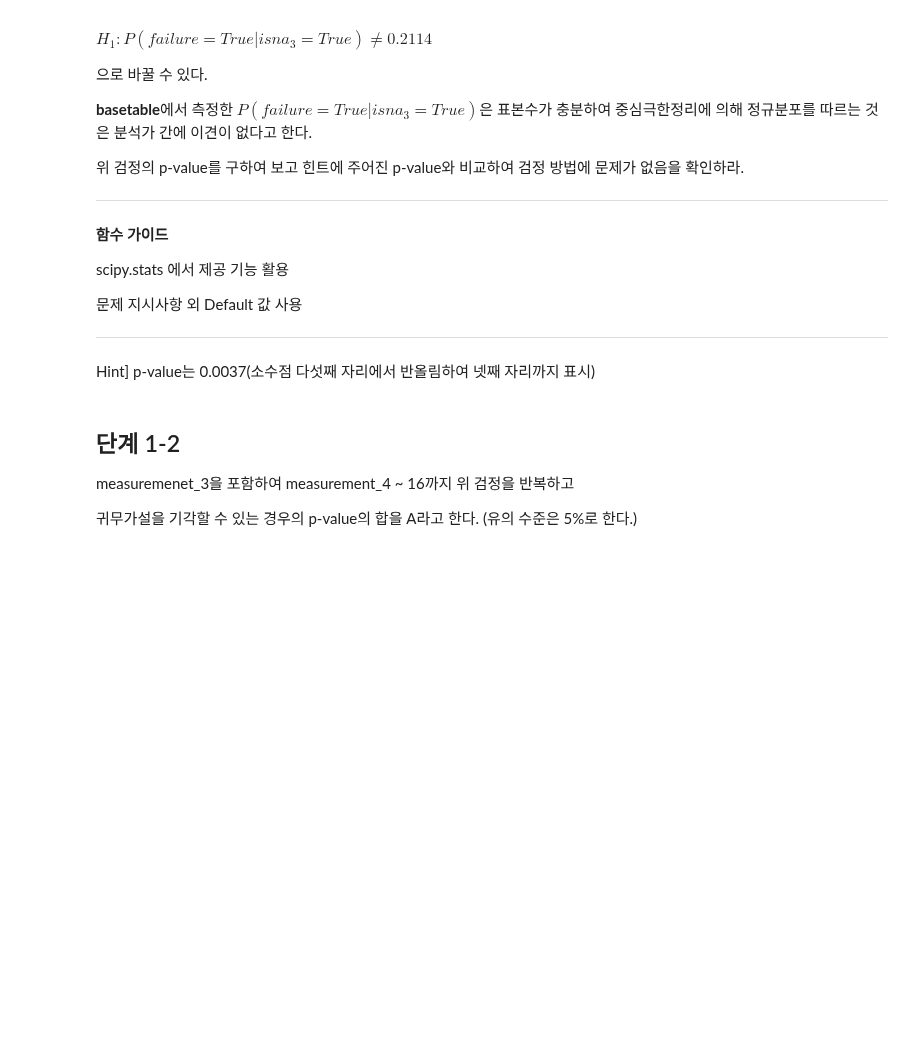
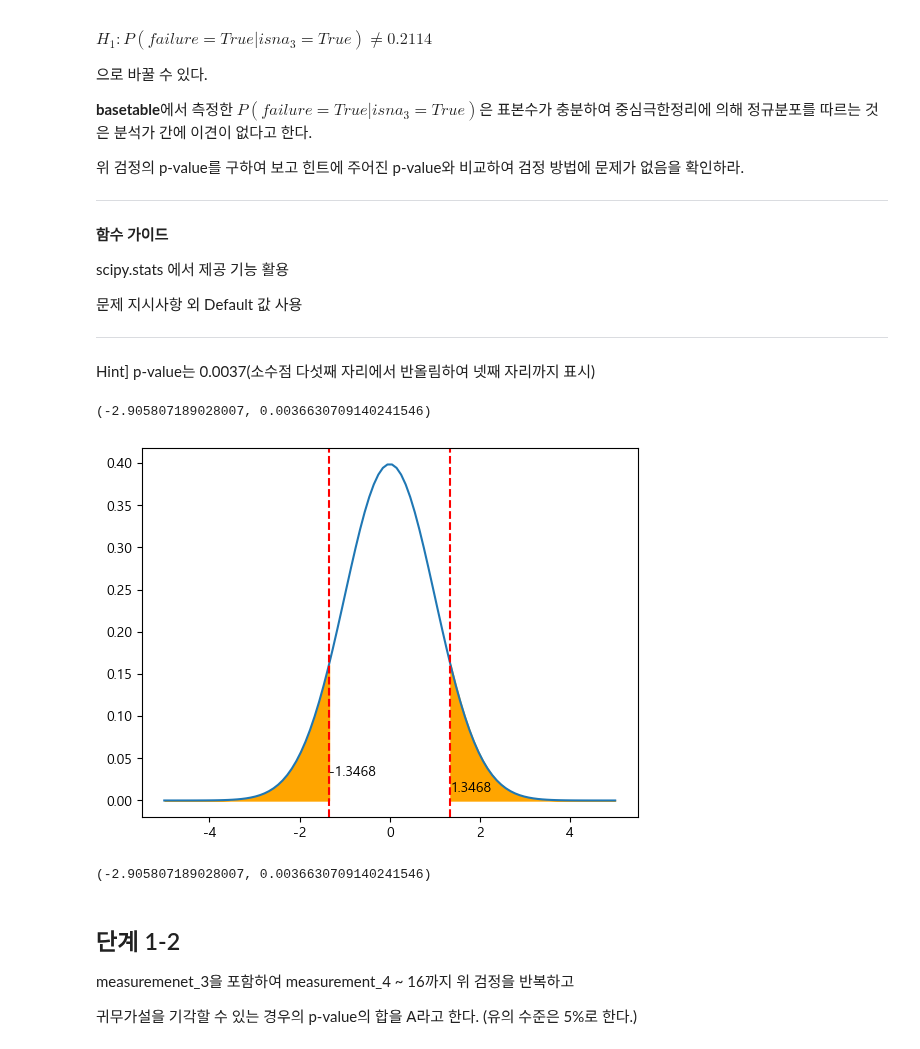
Before and after one commit to sunkusun9/DS_lv3_2511_1, a Jupyter notebook: sec_ds_lv3_prob1_prob.ipynb, the cells around one changed output. Cells and saved outputs as stored; diff of their text form; code cells hidden in the pictures; blank space fills up the shorter version.

```diff
--- a/sec_ds_lv3_prob1_prob.ipynb
+++ b/sec_ds_lv3_prob1_prob.ipynb
@@ -368,6 +368,70 @@ $H_1: P(failure=True|isna_{3}=True) \neq 0.2114$
 ---
 
  Hint] p-value는 0.0037(소수점 다섯째 자리에서 반올림하여 넷째 자리까지 표시)
+# %%
+from scipy.stats import norm
+# 𝑃(𝑓𝑎𝑖𝑙𝑢𝑟𝑒=𝑇𝑟𝑢𝑒|𝑖𝑠𝑛𝑎3=𝑇𝑟𝑢𝑒)=0.2114
+# True or False => success or failure / postive or negative ~ 베르누이 분포, 모수 (p = True 확률)
+# 𝑓𝑎𝑖𝑙𝑢𝑟𝑒 ~ Bern(p=0.2114), p = 0.2114
+
+# 측정한  𝑃(𝑓𝑎𝑖𝑙𝑢𝑟𝑒=𝑇𝑟𝑢𝑒|𝑖𝑠𝑛𝑎3=𝑇𝑟𝑢𝑒) 은 표본수가 충분하여 중심극한정리에 의해 정규분포
+# 중심극한정리: 표본평균은 모집단이 임의의 분포 지니고, 표본수 충분하다면, 표본 평균은 정규분포를 따를다
+# 표본확률:  isna_3=True일 때의 failure가 True인 경우의 수 / isna_3=True인 경우의 수
+# df_basetable.loc[df_basetable['isna_3'], 'failure'].sum() / df_basetable['isna_3'].sum()
+sam_mean = df_basetable.loc[df_basetable['isna_3'], 'failure'].mean()
+# sam_mean ~ N(sam_mean_mu, sam_mean_std^2)
+
+# Bern(p) => mu: p, sigma^2: p×(1 - p)
+# sam_mean_mu = mu, sam_mean_sigma^2 = sigma^2 / n
+# sam_mean ~ N(mu, sigma^2/N)
+# sam_mean ~ N(p, p×(1 - p) / N)
+p = 0.2114
+mu, sigma2 = p, p * (1 - p)
+n = df_basetable['isna_3'].sum()
+sam_mean_mu, sam_mean_sigma2 = mu, sigma2 / n
+Z = (sam_mean - sam_mean_mu) / (sam_mean_sigma2 ** 0.5)
+Z = -abs(Z)
+Z, norm.cdf(Z) * 2
+# %% [output]
+(-2.905807189028007, 0.0036630709140241546)
+# %%
+# 표준정규 분포를 이용한 pvalue 도출을 그래프로 설명해봅니다
+from scipy.stats import norm
+P_true = 0.2114
+col = 'isna_{}'.format(4)
+P_var = P_true * (1 - P_true)
+n_samples = df_basetable[col].sum()
+P_missing_true = df_basetable.loc[df_basetable[col], 'failure'].mean()
+P_missing_var = P_var / n_samples
+P_missing_std = P_missing_var ** 0.5
+
+stat = -abs((P_missing_true - P_true) / P_missing_std)
+
+plt.plot(np.linspace(-5, 5, 100), norm.pdf(np.linspace(-5, 5, 100)))
+plt.axvline(stat, color='red', linestyle='--')
+plt.text(stat, 0.03, str(stat)[:7])
+plt.axvline(-stat, color='red', linestyle='--')
+plt.text(-stat, 0.01, str(-stat)[:6])
+plt.fill_between(np.linspace(-5, stat, 100), np.zeros(shape=100),
+                norm.pdf(np.linspace(-5, stat, 100)), color='orange')
+plt.fill_between(np.linspace(-stat, 5, 100), np.zeros(shape=100),
+                norm.pdf(np.linspace(-stat, 5, 100)), color='orange')
+
+plt.show()
+# %% [output]
+[figure, added]
+# %%
+from statsmodels.stats.proportion import proportions_ztest
+
+proportions_ztest(
+    count = df_basetable.loc[df_basetable['isna_3'], 'failure'].sum(),
+    nobs = df_basetable['isna_3'].sum(),
+    value = 0.2114,
+    alternative = 'two-sided',
+    prop_var = 0.2114
+)
+# %% [output]
+(-2.905807189028007, 0.0036630709140241546)
 # %% [markdown]
 ## 단계 1-2
 
```
Also changed, not shown: parts of 29 cells of this notebook.
